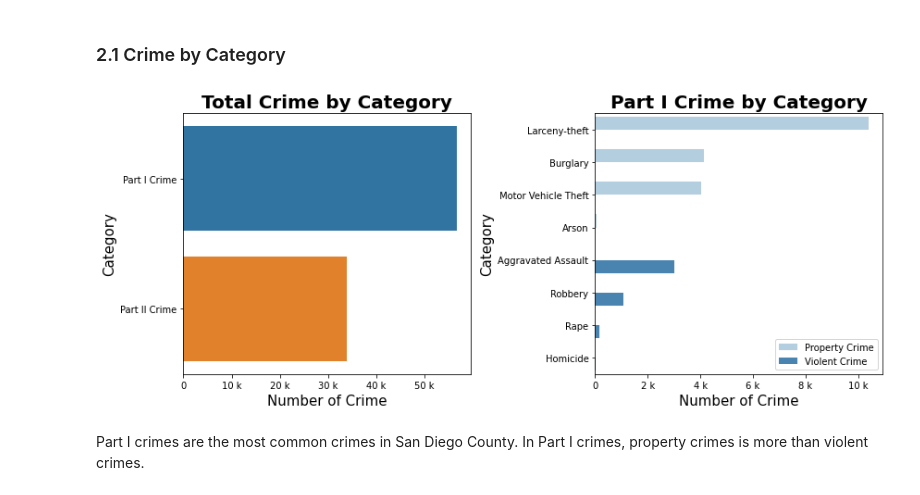
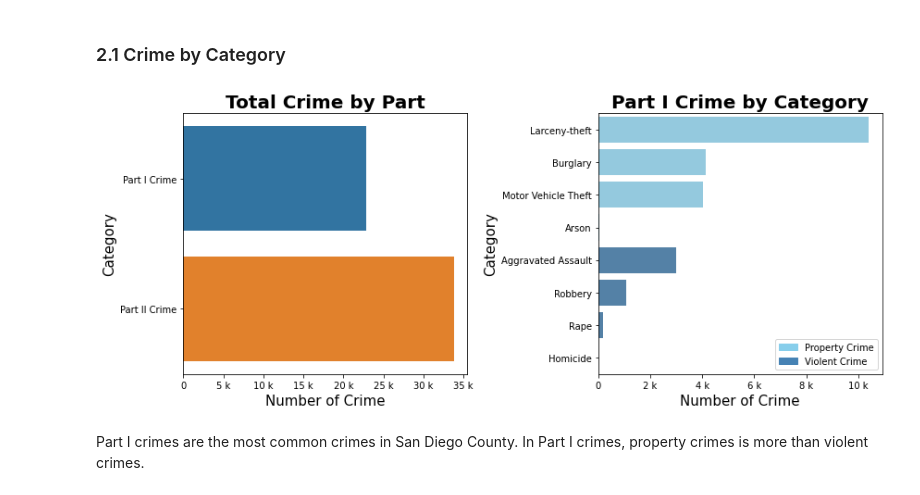
Before and after one commit to tingyiwu714/san-diego-crime-analysis, a Jupyter notebook: Spark_SD_Crime.ipynb, the cells around one changed output. Cells and saved outputs as stored; diff of their text form; code cells hidden in the pictures.

Commit message:
Updated plots

```diff
--- a/Spark_SD_Crime.ipynb
+++ b/Spark_SD_Crime.ipynb
@@ -378,14 +387,13 @@ df = df.withColumn('block_address', trim('block_address'))\
        .withColumn('block_address', regexp_replace('block_address', ' TRZA ', ' TERRAZA '))\
        .withColumn('block_address', regexp_replace('block_address', ' CR DRIVE', ' CIRCLE'))\
        .withColumn('block_address', regexp_replace('block_address', ' MC ', ' MC'))\
-       .withColumn('block_address', regexp_replace('block_address', ' MARIPOS', ' MARIPOSA'))\
        .withColumn('block_address', regexp_replace('block_address', ' MARIPOSAA', ' MARIPOSA'))\
-       .withColumn('block_address', regexp_replace('block_address', ' DAYLILY', ' DAY LILY'))\
+       .withColumn('block_address', regexp_replace('block_address', ' DAYLILY ', ' DAY LILY '))\
        .withColumn('block_address', regexp_replace('block_address', ' AUTOPARK WAY', ' AUTO PARK WAY'))\
        .withColumn('block_address', regexp_replace('block_address', ' CTE ', ' CORTE '))\
        .withColumn('block_address', regexp_replace('block_address', ' HY', ' HWY'))\
        .withColumn('block_address', regexp_replace('block_address', ' DE GRAZIA', ' DEGRAZIA'))\
-       .withColumn('block_address', regexp_replace('block_address', ' CONFIERA', ' CONIFERA'))\
+       .withColumn('block_address', regexp_replace('block_address', ' CONFIERA ', ' CONIFERA '))\
        .withColumn('block_address', regexp_replace('block_address', ' STILLWATER ', ' STILL WATER '))\
        .withColumn('block_address', regexp_replace('block_address', ' WELLPOT ', ' WELLPOTT '))\
        .withColumn('block_address', regexp_replace('block_address', ' AV 4', ' AVENUE'))\
@@ -488,42 +496,39 @@ The data is cleaned, processed, and geocoded. It's ready for analysis.
 ## 2: Data Visualization
 # %% [markdown]
 ### 2.1 Crime by Category
+# %%
+# Count number of crimes in Part I and Part II
+df_crime_part = df.groupby("part").count().orderBy('count', ascending=True)
 # %%
-# Count number of crimes in Part I and Part II
-part_one = df.select('category').where(df.category != "Part I Crime").count()
-part_two = df.select('category').where(df.category == "Part II Crime").count()
-df_crime_part = spark.createDataFrame([("Part I Crime", part_one), ("Part II Crime", part_two)], ['part', 'count'])
+# Count number of crime in each category of Part I crime
+df_category = df.select("category", "sub_part").where(df.category != "Part II Crime").groupby(['category', "sub_part"]).count().orderBy('count', ascending=False)
-# %%
-# Count number of crime in each category of Part I crime
-df_category = df.where(df.category != "Part II Crime").groupby('category').count().orderBy('count', ascending=False)
-vio = ["Aggravated Assault", "Robbery", "Rape", "Homicide"]
-prop = ["Larceny-theft", "Burglary", "Motor Vehicle Theft", "Arson"]
-df_category = df_category.withColumn('sub_part', when(df_category.category.isin(vio), "Violent Crime").otherwise("Property Crime"))
 # %%
 crime_pd_df1 = df_crime_part.toPandas()
 crime_pd_df2 = df_category.toPandas()
 
 fig, (ax1, ax2) = plt.subplots(1,2,figsize=(12,5))
 
 ax1 = sns.barplot(y="part", x="count", data=crime_pd_df1, ax=ax1)
+ax1.set_title('Total Crime by Part', fontsize=20, fontweight='bold')
 ax1.set_xlabel('Number of Crime', fontsize=15)
 ax1.set_ylabel('Category', fontsize=15)
-ax1.set_title('Total Crime by Category', fontsize=20, fontweight='bold')
 ax1.xaxis.set_major_formatter(EngFormatter())
 
-ax2 = sns.barplot(y="category", x="count", data=crime_pd_df2, hue = "sub_part", order=prop+vio, palette="Blues", ax=ax2)
-ax2.legend().set_title("Part I Crime")
+ax2 = sns.barplot(y="category", x="count", data=crime_pd_df2, palette=['skyblue'] * 4 + ['steelblue'] * 4, order=prop+vio, ax=ax2)
+ax2.set_title('Part I Crime by Category', fontsize=20, fontweight='bold')
 ax2.set_xlabel('Number of Crime', fontsize=15)
 ax2.set_ylabel('Category', fontsize=15)
-ax2.set_title('Part I Crime by Category', fontsize=20, fontweight='bold')
 ax2.xaxis.set_major_formatter(EngFormatter())
-ax2.legend(loc='lower right')
+# Set legend
+prop_leg = mpatches.Patch(color='skyblue', label='Property Crime')
+vio_leg = mpatches.Patch(color='steelblue', label='Violent Crime')
+plt.legend(handles=[prop_leg, vio_leg], loc='lower right')
 
 fig.tight_layout()
 
 plt.show()
 # %% [output]
-[figure, old version]
+[figure, new version]
 # %% [markdown]
 Part I crimes are the most common crimes in San Diego County. In Part I crimes, property crimes is more than violent crimes.
 # %% [markdown]
```
Also changed, not shown: parts of 14 cells of this notebook.
